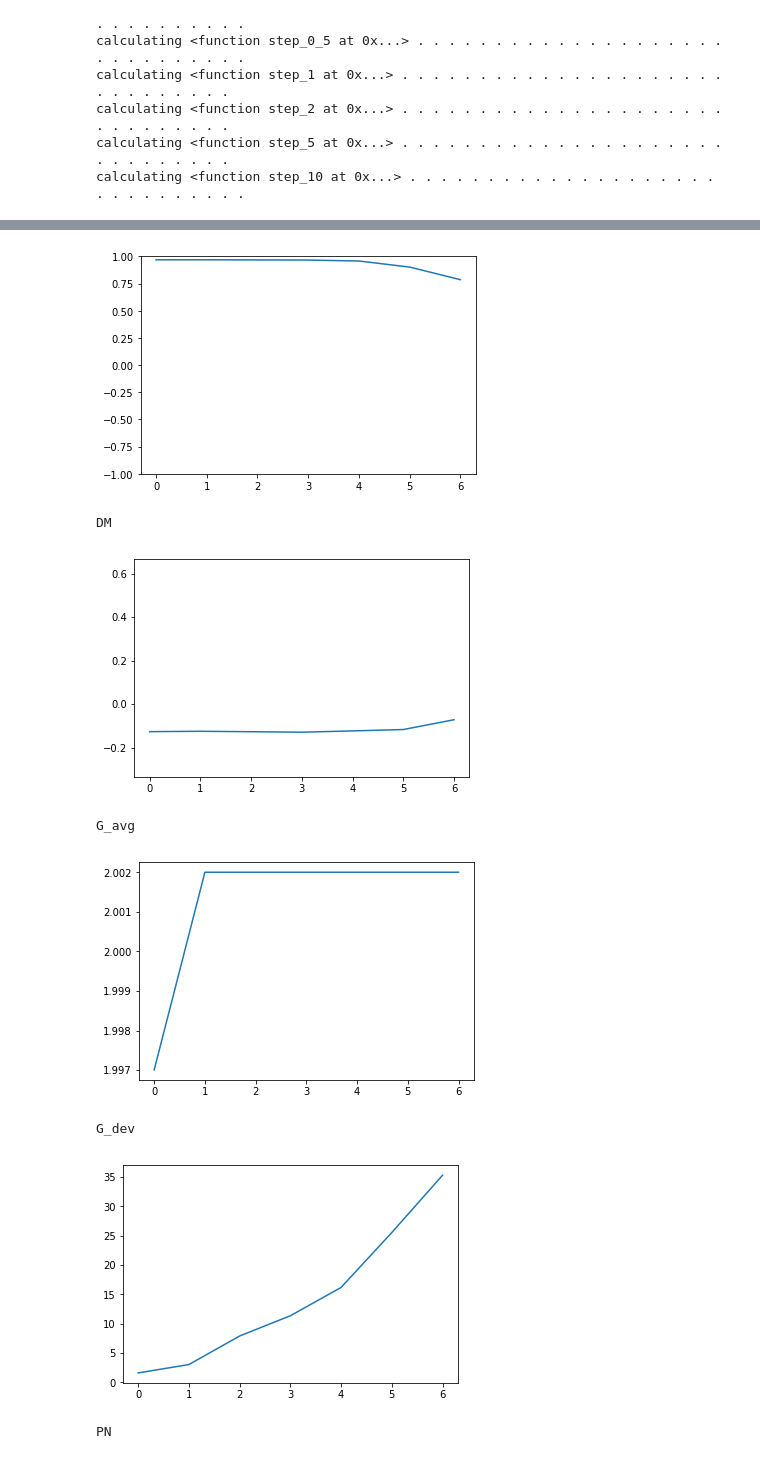
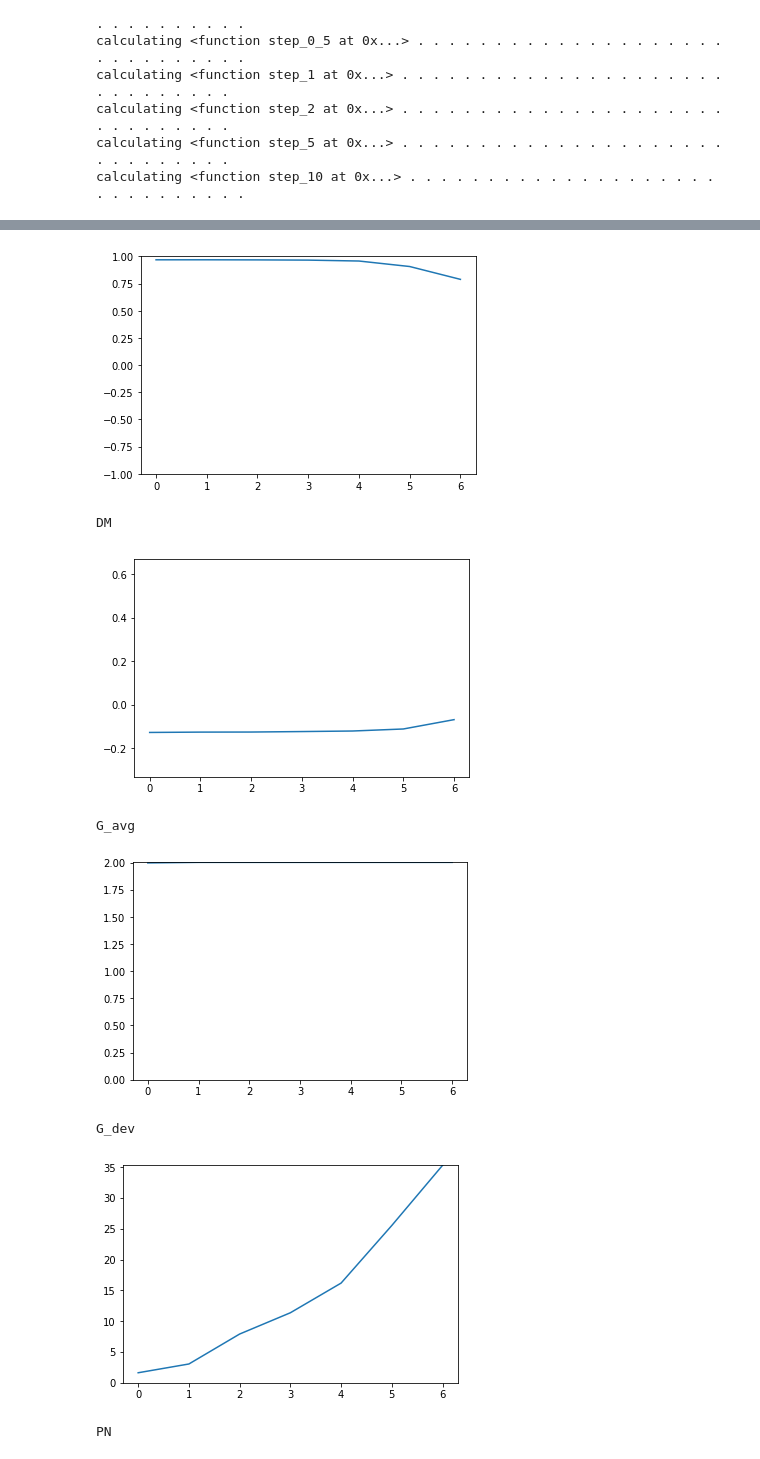
Before and after one commit to phlippieb/mpy, a Jupyter notebook: FLC functions.ipynb, the cells around one changed output, grey strips where cells are left out. Drawn from its saved outputs; the diff is of its cells as text; code cells hidden in the pictures.

```diff
--- a/FLC functions.ipynb
+++ b/FLC functions.ipynb
@@ -300,20 +300,18 @@ plt.plot(dmss)
 plt.show()
 
 print '\nG_avg'
-# TODO: this is supposed to be in [0, 1], but isn't!
-# ymin = 0
-# ymax = 1
-# axes = plt.gca()
-# axes.set_ylim([ymin, ymax])
+ymin = 0
+ymax = np.max(g_avgss)
+axes = plt.gca()
+axes.set_ylim([ymin, ymax])
 plt.plot(g_avgss)
 plt.show()
 
 print '\nG_dev'
-# TODO: this is supposed to be in [0, 1], but isn't!
-# ymin = 0
-# ymax = 1
-# axes = plt.gca()
-# axes.set_ylim([ymin, ymax])
+ymin = 0
+ymax = np.max(g_devss)
+axes = plt.gca()
+axes.set_ylim([ymin, ymax])
 plt.plot(g_devss)
 plt.show()
 
@@ -342,35 +340,35 @@ plt.plot(fem1ss)
 plt.show()
 
 print '\nFEM_0_01'
 ymin = 0.
 ymax = 1.
 axes = plt.gca()
 axes.set_ylim([ymin, ymax])
 plt.plot(fem01ss)
 plt.show()
 
 print '\nFCI_socs'
 ymin = 0.
 ymax = 1.
 axes = plt.gca()
 axes.set_ylim([ymin, ymax])
 plt.plot(fci_socss)
 plt.show()
 
 print '\nFCI_cogss'
 ymin = 0.
 ymax = 1.
 axes = plt.gca()
 axes.set_ylim([ymin, ymax])
 plt.plot(fci_cogss)
 plt.show()
 # %% [output]
 FDC
 [figure]
 DM
-[figure, old version]
+[figure, new version]
 G_avg
-[figure, old version]
+[figure, new version]
 G_dev
-[figure, old version]
+[figure, new version]
 PN
```
Also changed, not shown: parts of 8 cells of this notebook.
